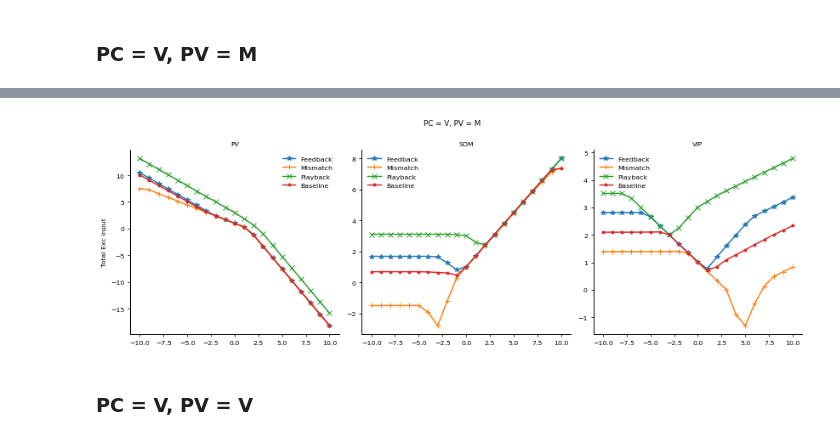
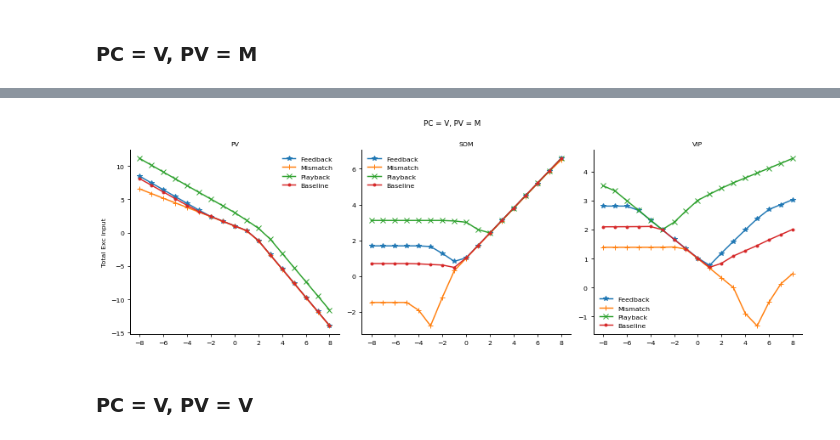
Before and after one commit to ParvN/Positive-prediction-error-circuit, a Jupyter notebook: Optogenetic_manipulations.ipynb, the cells around one changed output, grey strips where cells are left out. Drawn from its saved outputs; the diff is of its cells as text; code cells hidden in the pictures.

```diff
--- a/Optogenetic_manipulations.ipynb
+++ b/Optogenetic_manipulations.ipynb
@@ -92,7 +92,7 @@ eta_dict['η3'] = 1e-7
 eta_dict['η4'] = 1e-7
 
 flag_dict['test'] = 1
-flag_dict['opto_gen'] = 1
+flag_dict['opto_gen'] = 0
 flag_dict['neuron_flag'] = 0
 flag_dict['opto_val'] = 0
 # %% [output]
@@ -102,5 +102,20 @@ flag_dict['opto_val'] = 0
 # flag_dict['opto_val'] = 5
 # rates,weights = Simulate(weight_dict, neurons_dict, rates_dict, stim_dict, eta_dict, flag_dict, stim_params, fixed_inp, rates, weights)
 # I_e = rates['Ie']
+# %%
+opt_vals = np.arange(-8,9,1)
 # %% [markdown]
 ### PC = V, PV = M
+# %%
+stim_dict['Ve']     = 1
+stim_dict['Vp']     = 0
+stim_dict['Mp']     = 1
+
+rates,weights = Simulate(weight_dict, neurons_dict, rates_dict, stim_dict, eta_dict, flag_dict, stim_params, fixed_inp, rates, weights)
+re = rates['re']
+rd = rates['rd']
+rs = rates['rs']
+rv = rates['rv']
+rp = rates['rp']
+
+plot_rates(re,rd,rp,rv,rs,stim_params['stim_dur'],'val_ppe.png')
@@ -107,37 +124,34 @@ flag_dict['opto_val'] = 0
 # %%
-stim_dict['Ve']     = 1
-stim_dict['Vp']     = 0
-stim_dict['Mp']     = 1
 
-opt_vals = np.arange(-10,11,1)
+flag_dict['opto_gen'] = 1
 neuron_flags = [0,1,2]
 x = 200
 op_array = np.zeros((4,len(neuron_flags),len(opt_vals)))
 for i in range(len(opt_vals)):
     test=True
     opto_gen = True
     opto_val = opt_vals[i]
 
     flag_dict['opto_val'] = opto_val
     for j in range(len(neuron_flags)):
         flag_dict['neuron_flag'] = neuron_flags[j]
         rates,weights = Simulate(weight_dict, neurons_dict, rates_dict, stim_dict, eta_dict, flag_dict, stim_params, fixed_inp, rates, weights)
         Ie = rates['Ie']
 
         fb_mean = np.mean(Ie[x:2*x])
         mm_mean = np.mean(Ie[3*x:4*x])
         pb_mean = np.mean(Ie[5*x:6*x])
         bl_mean = (np.mean(Ie[0:x])+np.mean(Ie[2*x:3*x])+np.mean(Ie[4*x:5*x])+np.mean(Ie[6*x:7*x]))/4
 
         op_array[0][j][i] = fb_mean
         op_array[1][j][i] = mm_mean
         op_array[2][j][i] = pb_mean
         op_array[3][j][i] = bl_mean
 pc_in = 'V'
 pv_in = 'M'
 filename = 'opto_Exc_inp_PC_V_PV_M.png'
 plot_opto_exc_input(opt_vals, op_array, pc_in, pv_in, filename)
 # %% [output]
-[figure, old version]
+[figure, new version]
 # %% [markdown]
 ### PC = V, PV = V
```
Also changed, not shown: parts of 8 cells of this notebook, 9 other files.
